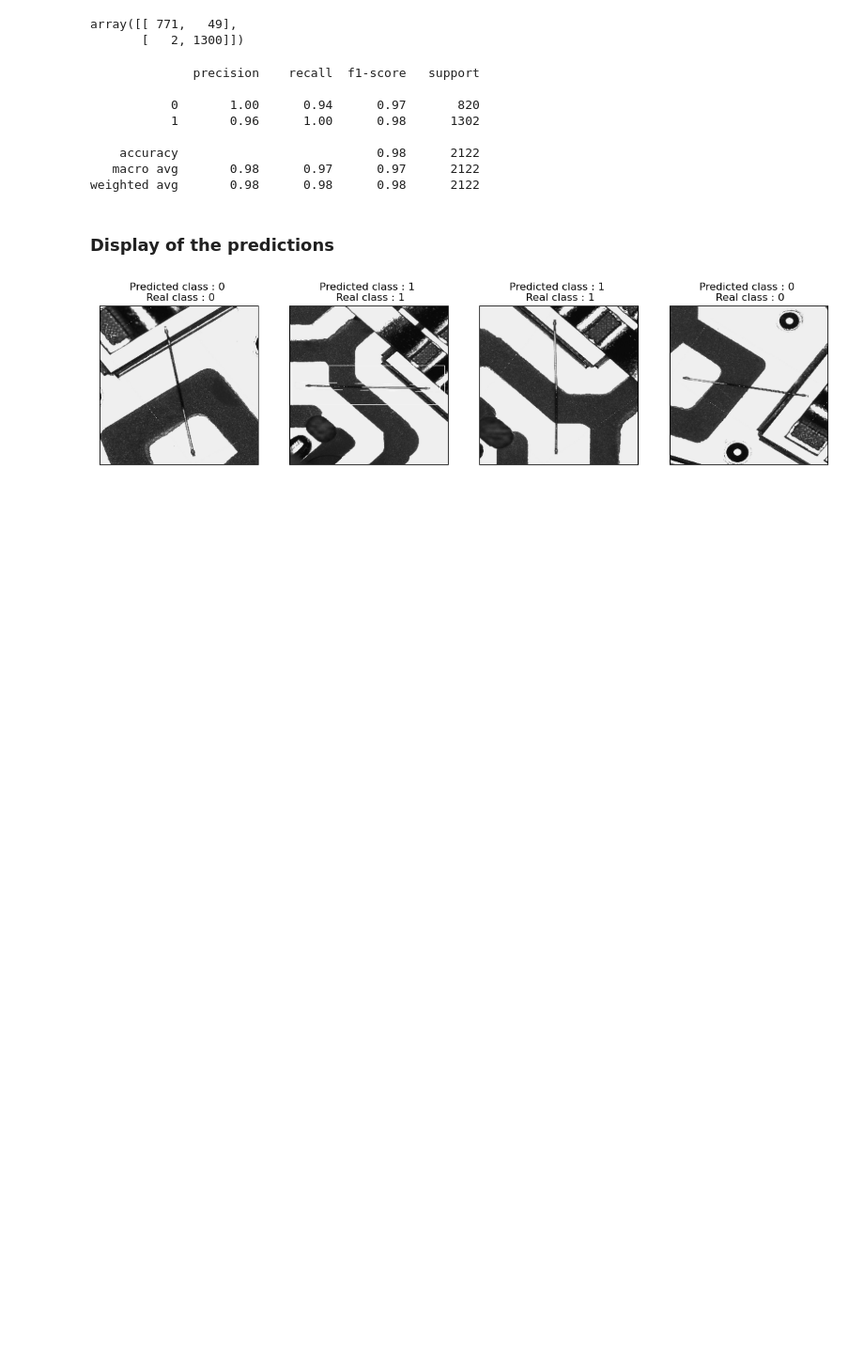
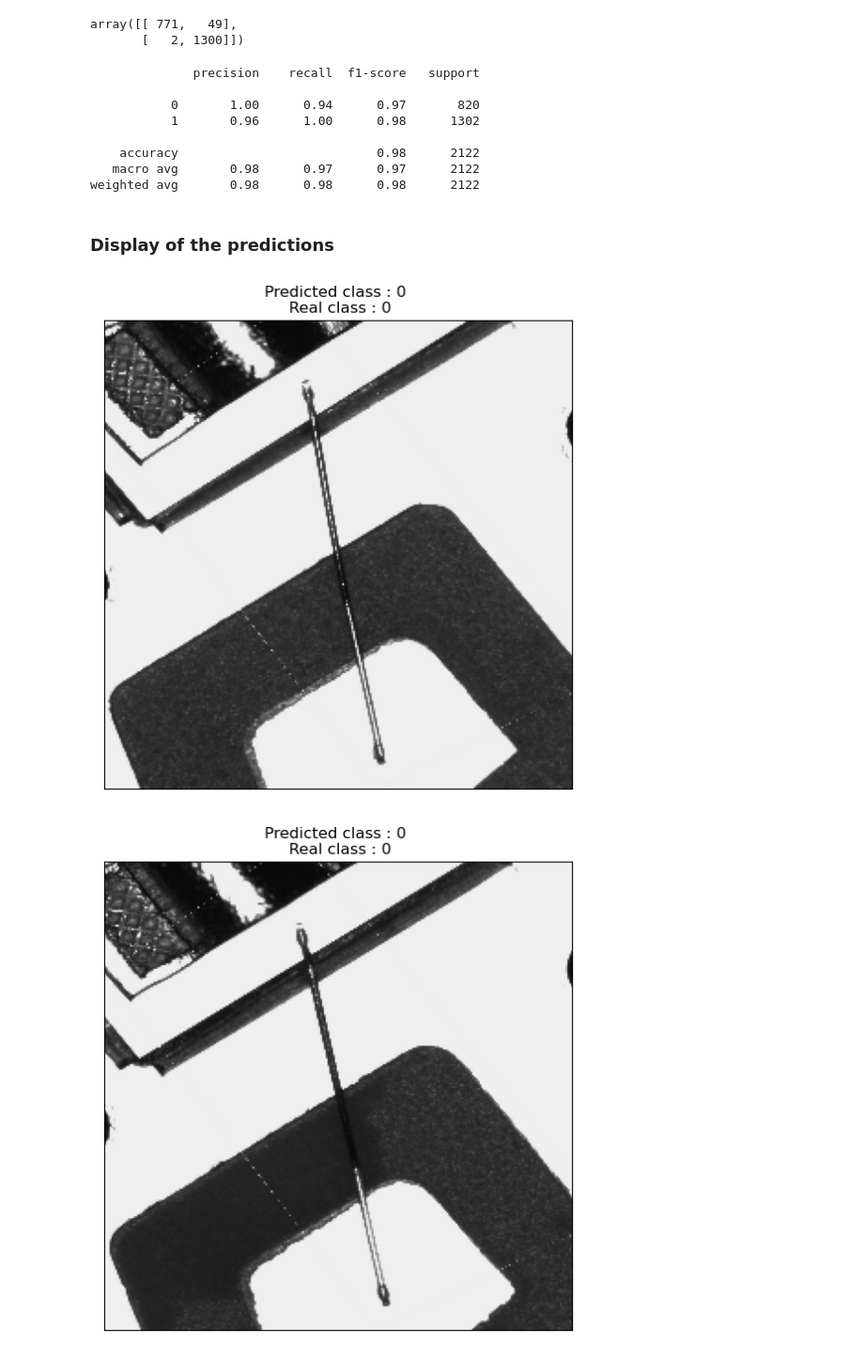
Before and after one commit to jthibaut/Valeo-AOI, a Jupyter notebook: modeleVGG16-3.ipynb, the cells around one changed output. Shown at 94% size. Saved outputs shown, nothing was run; the diff lists cells and outputs as text; code cells hidden in the pictures; blank space fills up the shorter version.

```diff
--- a/modeleVGG16-3.ipynb
+++ b/modeleVGG16-3.ipynb
@@ -307,12 +285,13 @@ weighted avg       0.98      0.98      0.98      2122
 ### Display of the predictions
 # %%
 indices_random = tf.random.uniform([4], 0, len(X_test), dtype=tf.int32)
-plt.figure(figsize=(15,15))
 for i, idx in enumerate(indices_random):
-    plt.subplot(1, 4, i+1)
+    plt.figure(figsize=(30, 30))
+    plt.subplot(4, 1, i+1)
     plt.imshow(tf.cast(X_test[idx], tf.int32))
     plt.xticks([])
     plt.yticks([])
     plt.title('Predicted class : {} \n Real class : {}'.format(y_pred[idx], y_test.values[idx]))
 # %% [output]
-[figure, old version]
+[figure, new version]
+[figure, added]
```
Also changed, not shown: parts of 26 cells of this notebook.
